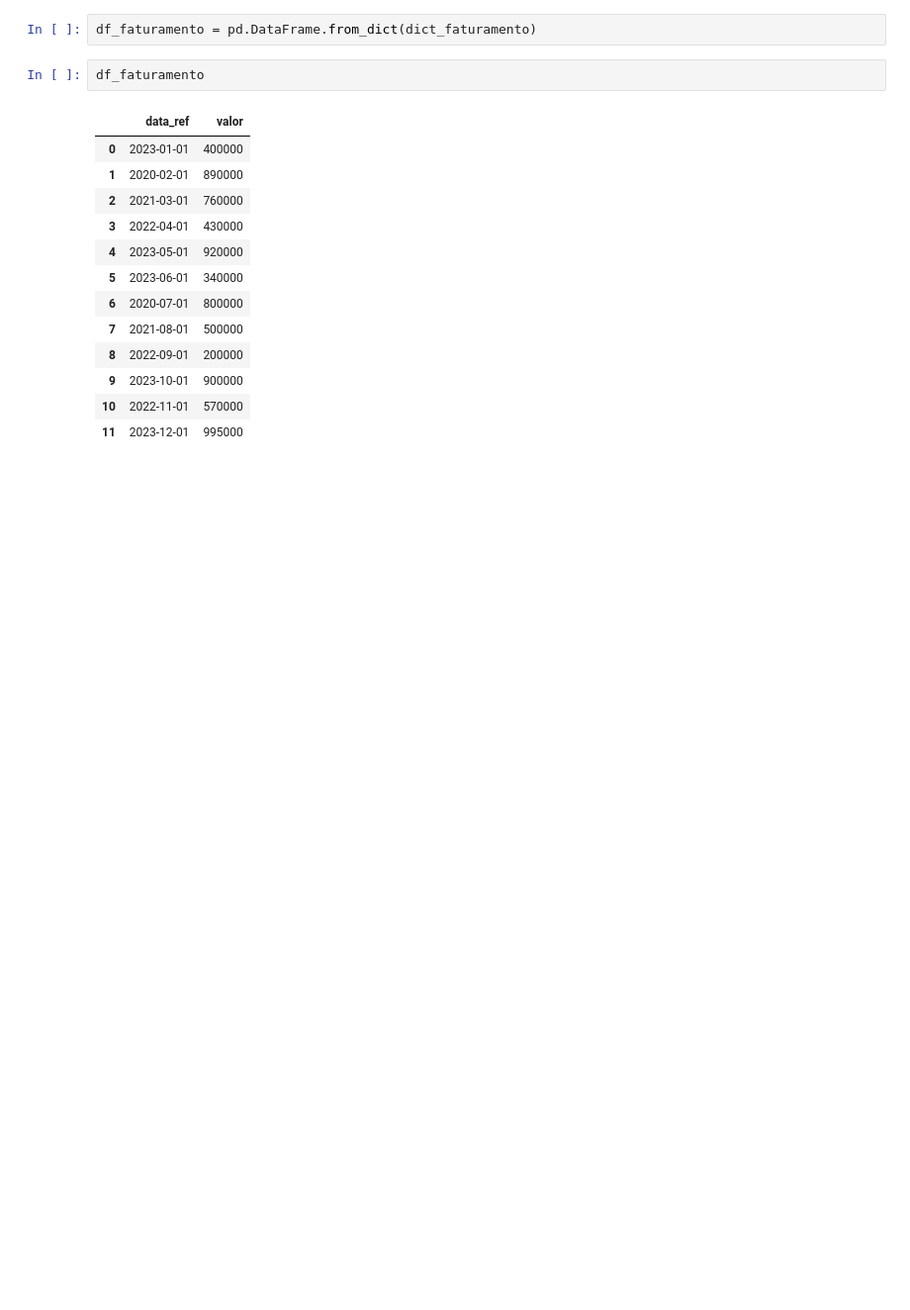
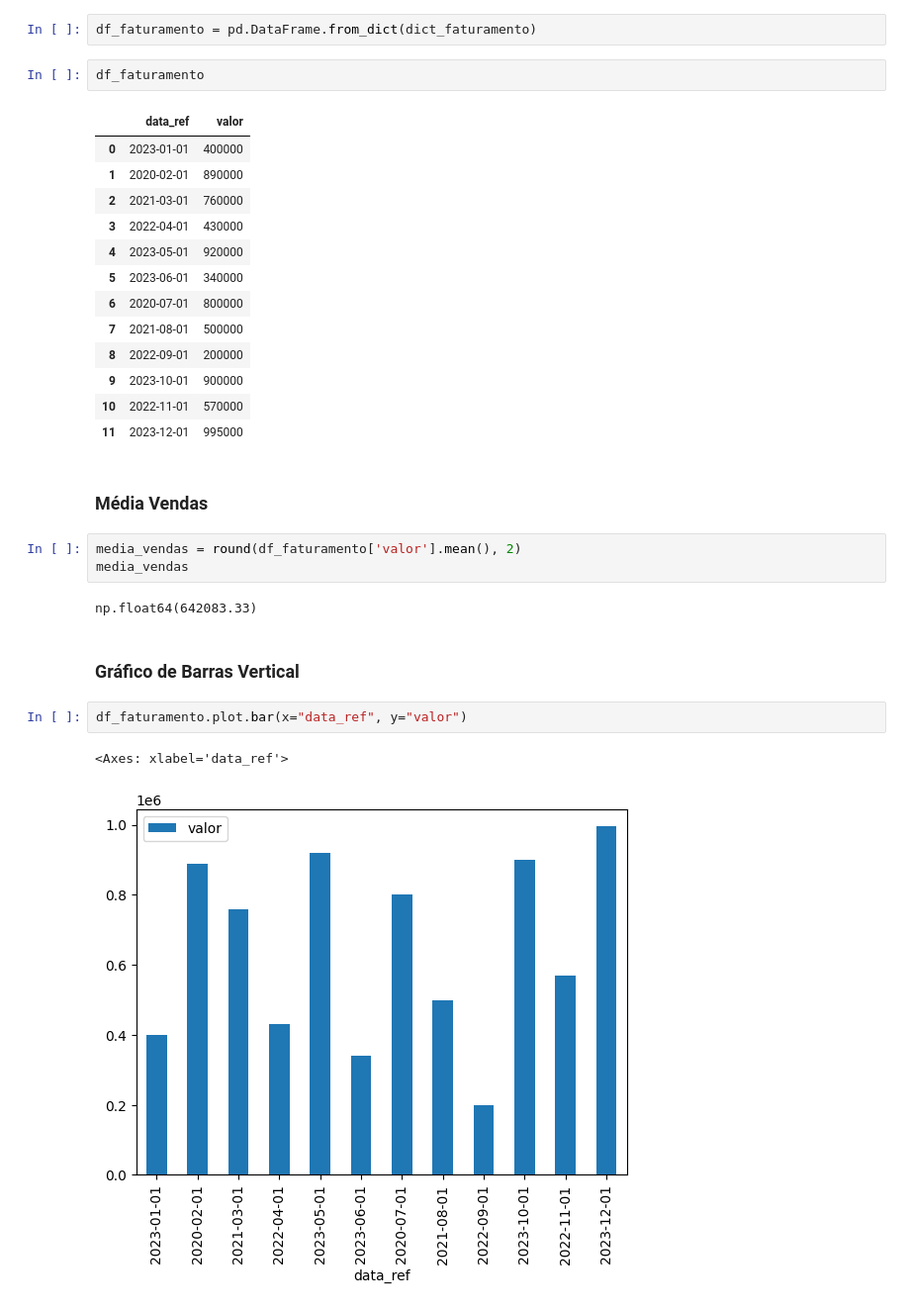
Before and after one commit to felipesanderp/estatisticaas_devs, a Jupyter notebook: desafio_estatisticas_devs.ipynb, the cells around one changed output. Shown at 99% size. Cells and saved outputs as stored; diff of their text form; blank space fills up the shorter version.

```diff
--- a/desafio_estatisticas_devs.ipynb
+++ b/desafio_estatisticas_devs.ipynb
@@ -77,3 +77,17 @@ df_faturamento
 | 9 | 2023-10-01 | 900000 |
 | 10 | 2022-11-01 | 570000 |
 | 11 | 2023-12-01 | 995000 |
+# %% [markdown]
+### Média Vendas
+# %%
+media_vendas = round(df_faturamento['valor'].mean(), 2)
+media_vendas
+# %% [output]
+np.float64(642083.33)
+# %% [markdown]
+### Gráfico de Barras Vertical
+# %%
+df_faturamento.plot.bar(x="data_ref", y="valor")
+# %% [output]
+<Axes: xlabel='data_ref'>
+[figure, added]
```
Also changed, not shown: parts of 2 cells of this notebook.
